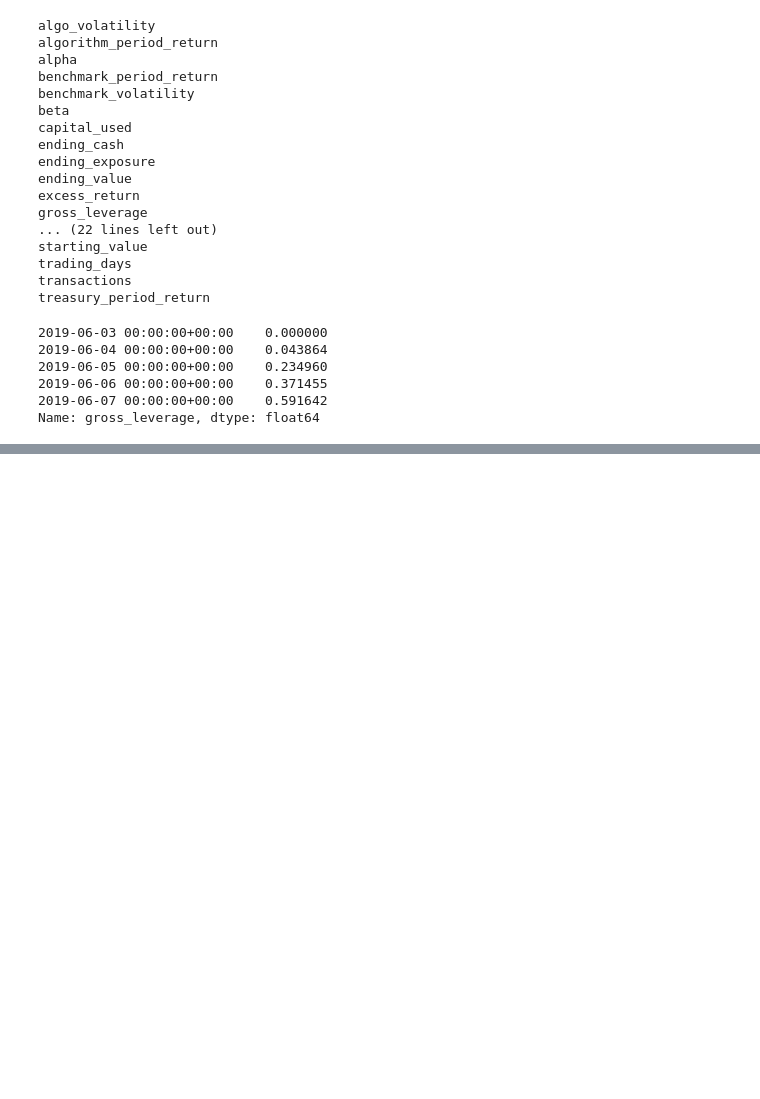
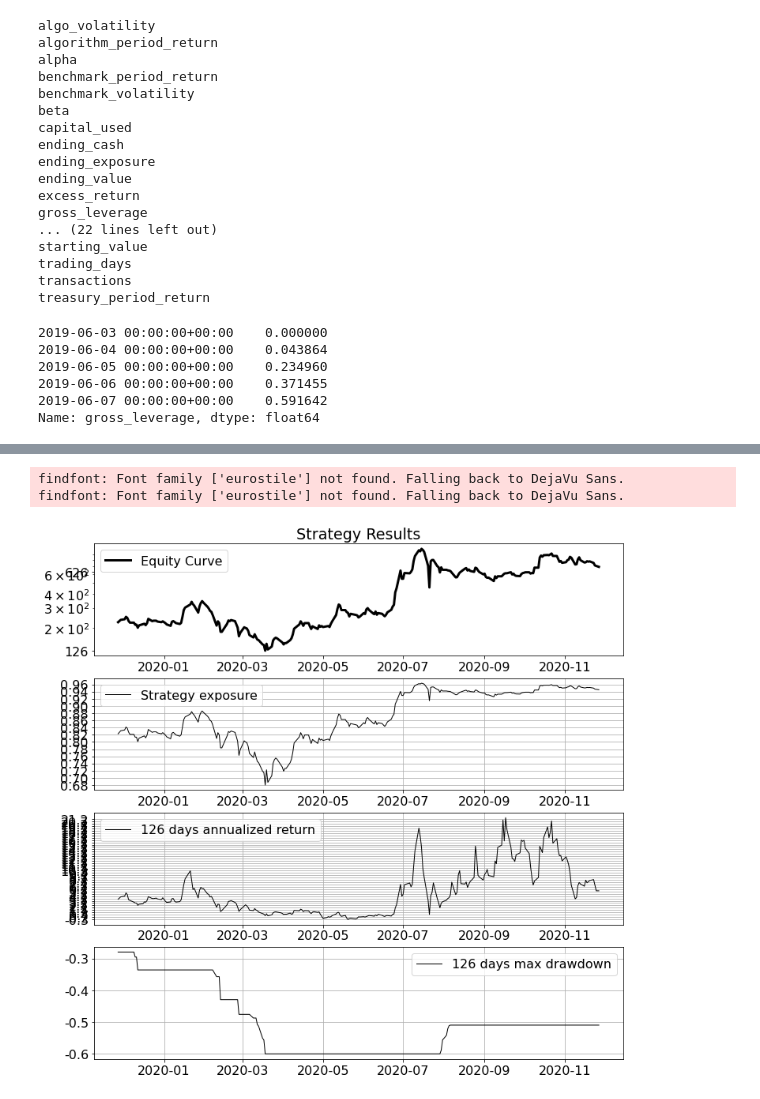
Before and after one commit to dli-invest/investing-experiments, a Jupyter notebook: ref/te/port_backtest/bh_ntar_vs_idk/te_pyfolio.ipynb, the cells around one changed output, grey strips where cells are left out. Drawn from its saved outputs; the diff is of its cells as text; code cells hidden in the pictures; blank space fills up the shorter version.

```diff
--- a/ref/te/port_backtest/bh_ntar_vs_idk/te_pyfolio.ipynb
+++ b/ref/te/port_backtest/bh_ntar_vs_idk/te_pyfolio.ipynb
@@ -200,7 +219,7 @@ calc_window = 126
 year_length = 252
 
 # Copy the columns we need
-df = result.copy().filter(items=['portfolio_value', 'gross_leverage'])
+df = results.copy().filter(items=['portfolio_value', 'gross_leverage'])
 
 # Function for annualized return
 def ann_ret(ts):
@@ -211,7 +230,7 @@ def dd(ts):
     return np.min(ts / np.maximum.accumulate(ts)) - 1
 
 # Get a rolling window
-rolling_window = result.portfolio_value.rolling(calc_window)
+rolling_window = results.portfolio_value.rolling(calc_window)
 
 # Calculate rolling analytics
 df['annualized'] = rolling_window.apply(ann_ret)
@@ -265,30 +284,34 @@ ax.grid(True)
 ax = fig.add_subplot(413)
 ax.plot(df['annualized'],
         label='{} days annualized return'.format(calc_window),
         linestyle='-',
         color='black',
         linewidth=1.0)
 
 # Make the axis look nicer
 ax.yaxis.set_ticks(np.arange(df['annualized'].min(), df['annualized'].max(), 0.5 ))
 ax.yaxis.set_major_formatter(ticker.FormatStrFormatter('%0.1f'))
 
 # Add legend and grid
 ax.legend()
 ax.grid(True)
 
 # Fourth chart
 ax = fig.add_subplot(414)
 ax.plot(df['drawdown'],
         label='{} days max drawdown'.format(calc_window),
         linestyle='-',
         color='black',
         linewidth=1.0)
 
 # Make the axis look nicer
 ax.yaxis.set_ticks(np.arange(df['drawdown'].min(), df['drawdown'].max(), 0.1 ))
 ax.yaxis.set_major_formatter(ticker.FormatStrFormatter('%0.1f'))
 
 # Add legend and grid
 ax.legend()
 ax.grid(True)
+# %% [output]
+findfont: Font family ['eurostile'] not found. Falling back to DejaVu Sans.
+findfont: Font family ['eurostile'] not found. Falling back to DejaVu Sans.
+[figure, added]
```
Also changed, not shown: parts of 3 cells of this notebook.
